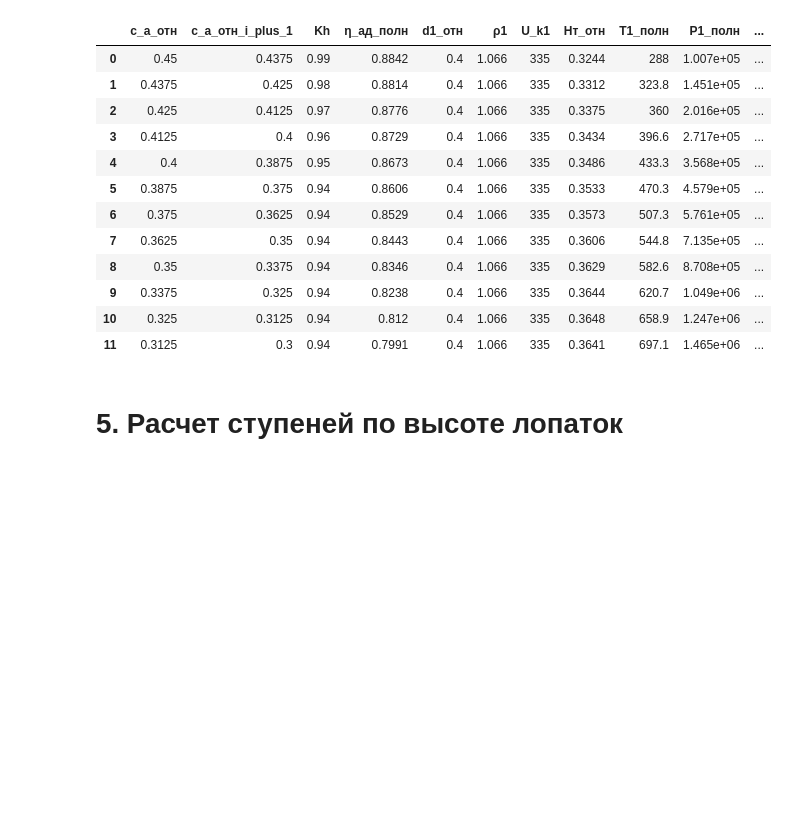
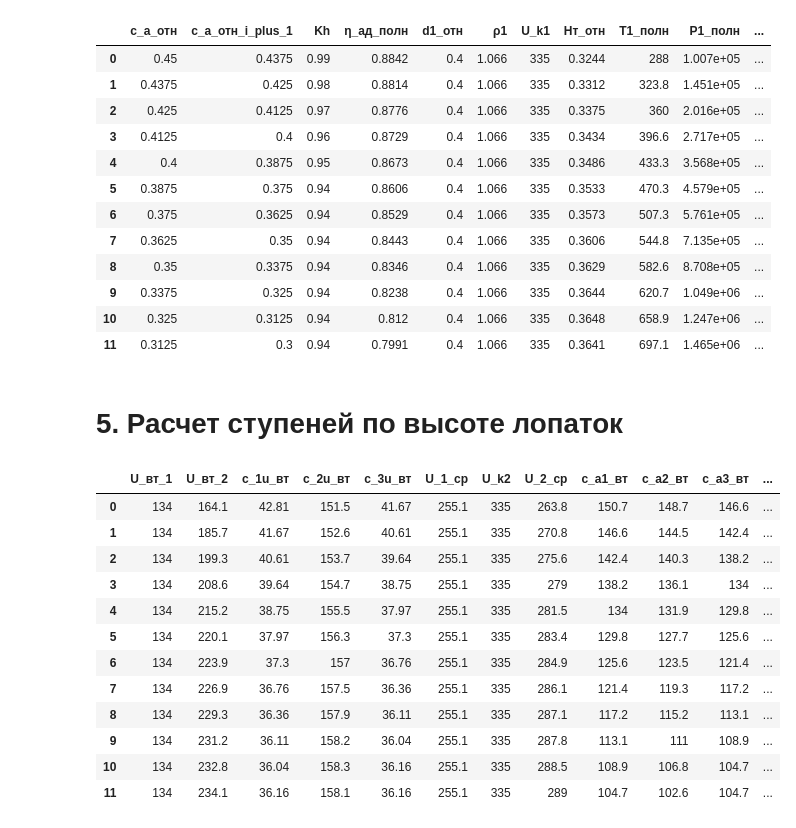
Before and after one commit to mikiway902/Compressor_Kurs, a Jupyter notebook: main.ipynb, the cells around one changed output. Saved outputs shown, nothing was run; the diff lists cells and outputs as text; code cells hidden in the pictures; blank space fills up the shorter version.

```diff
--- a/main.ipynb
+++ b/main.ipynb
@@ -896,7 +933,7 @@ list_names = [
     "M_w1_i_list","λ_c2_i_list","T2_полн_i_list","τ_2_i_list",
     "T_2_i_list","a_2_i_list","M_c2_ср_i_list","D_вт1_i_list",
     "h_рк_i_list","d2_отн_i_list","D_ср_1_list","D_ср_2_list",
-    "D_ср_3_list","D_вт2_i_list","h_на_i_list","h_на_3_i_list",
+    "D_ср_3_list","D_вт2_i_list","h_на_i_list","h_на_3_i_list"
 ]
 
 # Формируем словарь {короткое_имя: список_значений}
@@ -1049,3 +1076,80 @@ M_w1к_i_list = W_1к_i_list / a_1к_i_list
 λ_w1к_i_list = W_1к_i_list / a_кр_1_i_list
 λ_w1_i_list = W_1_i_list / a_кр_1_i_list
 λ_w1вт_i_list = W_1вт_i_list / a_кр_1_i_list
+# %%
+list_names = [
+    "U_вт_1_i_list","U_вт_2_i_list",
+    "c_1u_вт_i_list","c_2u_вт_i_list","c_3u_вт_i_list",
+    "U_1_ср_i_list","U_k2_i_list","U_2_ср_i_list",
+    "c_a1_вт_i_list","c_a2_вт_i_list","c_a3_вт_i_list",
+    "c_1_вт_i_list",
+    "α_1_вт_i_list","α_2_вт_i_list","α_3_вт_i_list",
+    "β_1_вт_i_list","β_2_вт_i_list",
+    "ε_вт_рк_i_list","ε_вт_на_i_list",
+
+    "U_к_1_i_list","U_к_2_i_list",
+    "D_к1_i_list","D_к2_i_list",
+    "c_1u_к_i_list","c_2u_к_i_list","c_3u_к_i_list",
+    "c_a1_к_i_list","c_a2_к_i_list","c_a3_к_i_list",
+    "c_1_к_i_list",
+    "α_1_к_i_list","α_2_к_i_list","α_3_к_i_list",
+    "β_1_к_i_list","β_2_к_i_list",
+    "ε_к_рк_i_list","ε_к_на_i_list",
+
+    "W_1к_i_list","W_1вт_i_list",
+    "W_2к_i_list","W_2вт_i_list",
+    "a_1к_i_list","M_w1к_i_list",
+    "λ_w1к_i_list","λ_w1_i_list","λ_w1вт_i_list"
+]
+
+# Формируем словарь {короткое_имя: список_значений}
+data = {}
+for name in list_names:
+    # получаем объект по имени (globals())
+    lst = globals().get(name, [])
+    data[name.rstrip('_list')] = lst          # убираем суффикс _list для названия колонки
+
+# ──────────────────────────────────────────────────────
+# 3️⃣ Выравниваем длину всех списков (чтобы DataFrame не ругался)
+# ──────────────────────────────────────────────────────
+max_len = max(len(col) for col in data.values())
+for key, col in data.items():
+    if len(col) < max_len:
+        data[key] = col + [np.nan]*(max_len - len(col))
+
+# ──────────────────────────────────────────────────────
+# 4️⃣ Создаём DataFrame
+# ──────────────────────────────────────────────────────
+df = pd.DataFrame(data)
+
+# ──────────────────────────────────────────────────────
+# 5️⃣ Настраиваем вывод (по желанию)
+# ──────────────────────────────────────────────────────
+pd.set_option('display.max_columns', None)   # показывать все столбцы
+pd.set_option('display.max_rows',    200)   # ограничить количество строк (чтобы не «зависать»)
+pd.set_option('display.float_format', lambda x: f'{x: .4g}')
+
+# ──────────────────────────────────────────────────────
+# 6️⃣ Выводим таблицу в ячейке ноутбука
+# ──────────────────────────────────────────────────────
+display(df)            # либо просто написать `df` в отдельной ячейке
+
+# ──────────────────────────────────────────────────────
+# 7️⃣ (Опционально) сохраняем в файл
+# ──────────────────────────────────────────────────────
+# df.to_excel('расчет_ступеней.xlsx', index=False)
+# df.to_csv('расчет_ступеней.csv', index=False)
+# %% [output]
+|  | U_вт_1 | U_вт_2 | c_1u_вт | c_2u_вт | c_3u_вт | U_1_ср | U_k2 | U_2_ср | c_a1_вт | c_a2_вт | c_a3_вт | ... |
+| 0 | 134 | 164.1 | 42.81 | 151.5 | 41.67 | 255.1 | 335 | 263.8 | 150.7 | 148.7 | 146.6 | ... |
+| 1 | 134 | 185.7 | 41.67 | 152.6 | 40.61 | 255.1 | 335 | 270.8 | 146.6 | 144.5 | 142.4 | ... |
+| 2 | 134 | 199.3 | 40.61 | 153.7 | 39.64 | 255.1 | 335 | 275.6 | 142.4 | 140.3 | 138.2 | ... |
+| 3 | 134 | 208.6 | 39.64 | 154.7 | 38.75 | 255.1 | 335 | 279 | 138.2 | 136.1 | 134 | ... |
+| 4 | 134 | 215.2 | 38.75 | 155.5 | 37.97 | 255.1 | 335 | 281.5 | 134 | 131.9 | 129.8 | ... |
+| 5 | 134 | 220.1 | 37.97 | 156.3 | 37.3 | 255.1 | 335 | 283.4 | 129.8 | 127.7 | 125.6 | ... |
+| 6 | 134 | 223.9 | 37.3 | 157 | 36.76 | 255.1 | 335 | 284.9 | 125.6 | 123.5 | 121.4 | ... |
+| 7 | 134 | 226.9 | 36.76 | 157.5 | 36.36 | 255.1 | 335 | 286.1 | 121.4 | 119.3 | 117.2 | ... |
+| 8 | 134 | 229.3 | 36.36 | 157.9 | 36.11 | 255.1 | 335 | 287.1 | 117.2 | 115.2 | 113.1 | ... |
+| 9 | 134 | 231.2 | 36.11 | 158.2 | 36.04 | 255.1 | 335 | 287.8 | 113.1 | 111 | 108.9 | ... |
+| 10 | 134 | 232.8 | 36.04 | 158.3 | 36.16 | 255.1 | 335 | 288.5 | 108.9 | 106.8 | 104.7 | ... |
+| 11 | 134 | 234.1 | 36.16 | 158.1 | 36.16 | 255.1 | 335 | 289 | 104.7 | 102.6 | 104.7 | ... |
```
Also changed, not shown: parts of 4 cells of this notebook, 1 other file.
